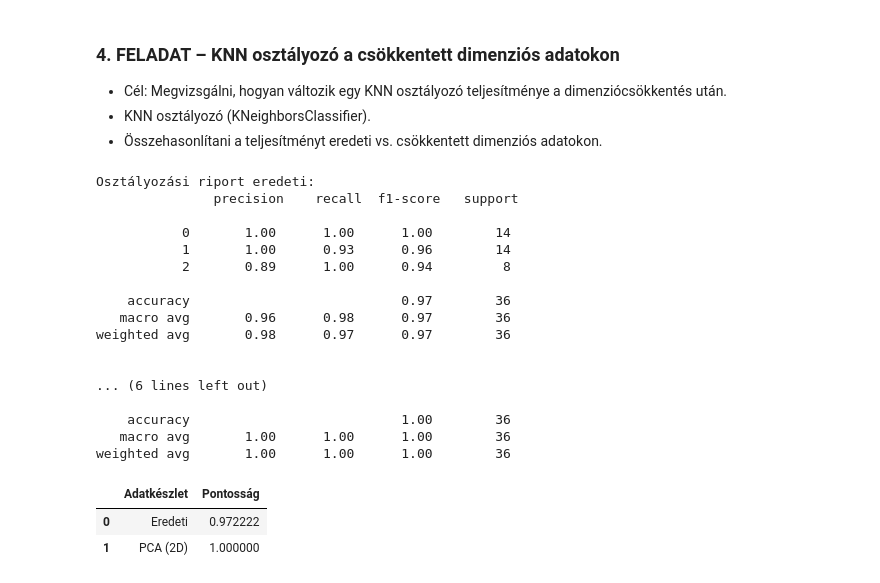
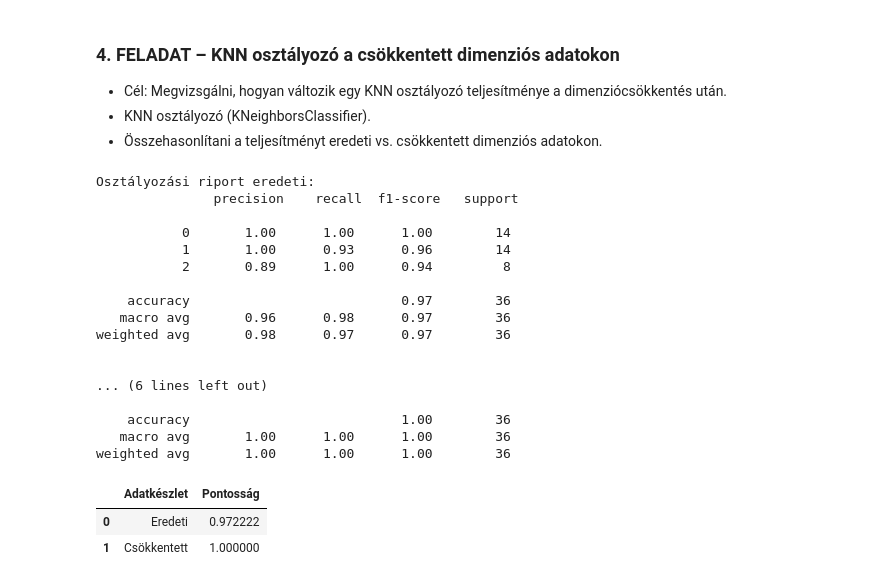
Before and after one commit to Dahni03/Adatelemzes, a Jupyter notebook: 4_ora_Feladatok.ipynb, the cells around one changed output. Cells and saved outputs as stored; diff of their text form; code cells hidden in the pictures.

```diff
--- a/4_ora_Feladatok.ipynb
+++ b/4_ora_Feladatok.ipynb
@@ -188,34 +188,34 @@ knn_csok.fit(X_train_csok, y_train)
 y_pred_csok = knn_csok.predict(X_test_csok)
 
 acc_csok = accuracy_score(y_test, y_pred_csok)
 
 print("\nOsztályozási riport csökkentett:\n", classification_report(y_test, y_pred_csok))
 
 
 
-results = pd.DataFrame({
-    "Adatkészlet": ["Eredeti", "PCA (2D)"],
+ossze = pd.DataFrame({
+    "Adatkészlet": ["Eredeti", "Csökkentett"],
     "Pontosság": [accuracy, acc_csok]
 })
-display(results)
+display(ossze)
 # %% [output]
 Osztályozási riport eredeti:
                precision    recall  f1-score   support
 
            0       1.00      1.00      1.00        14
            1       1.00      0.93      0.96        14
            2       0.89      1.00      0.94         8
 
     accuracy                           0.97        36
    macro avg       0.96      0.98      0.97        36
 weighted avg       0.98      0.97      0.97        36
 
 
 ... (6 lines left out)
 
     accuracy                           1.00        36
    macro avg       1.00      1.00      1.00        36
 weighted avg       1.00      1.00      1.00        36
 |  | Adatkészlet | Pontosság |
 | 0 | Eredeti | 0.972222 |
-| 1 | PCA (2D) | 1.000000 |
+| 1 | Csökkentett | 1.000000 |
```
